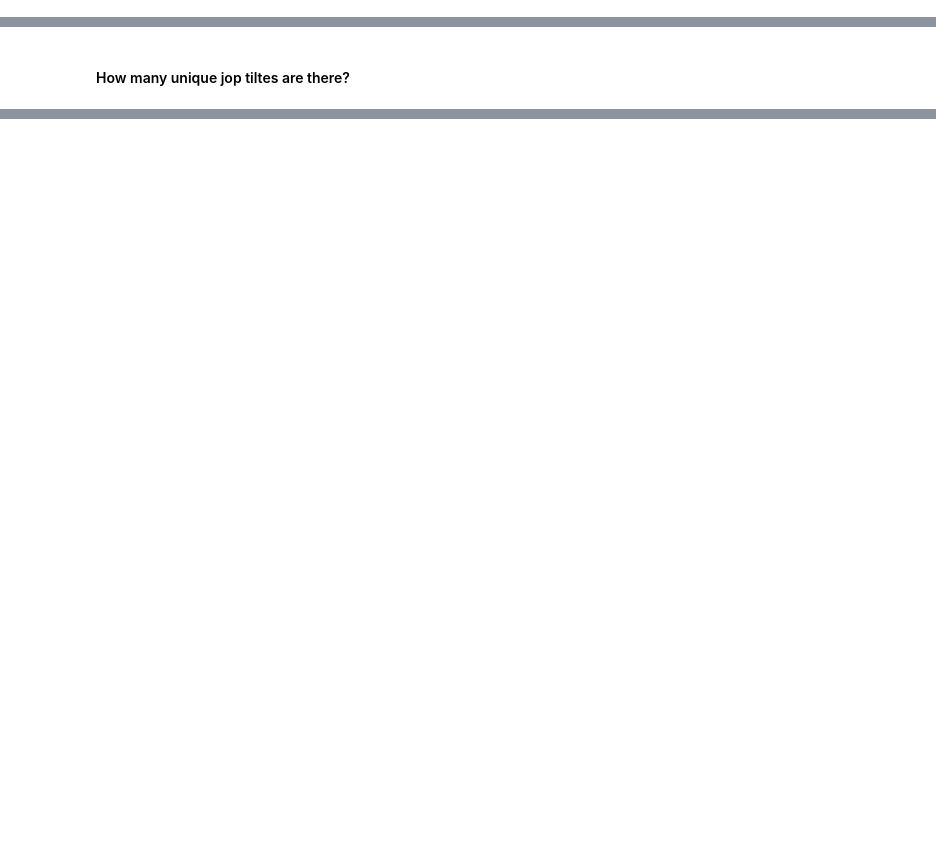
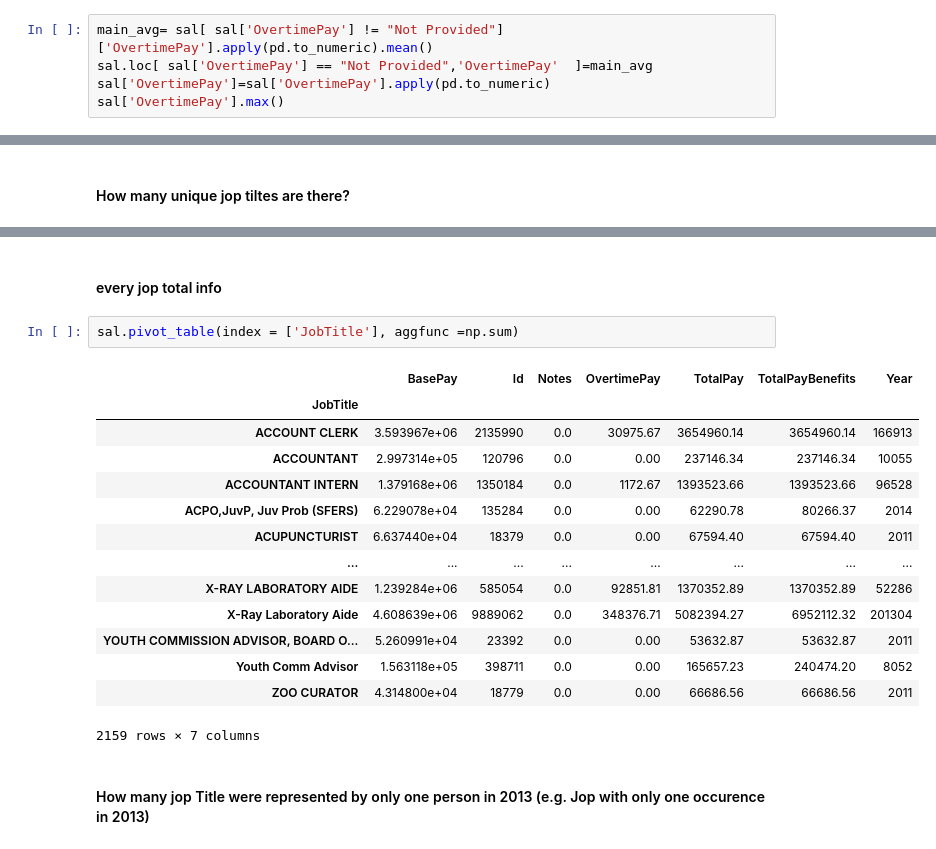
Before and after one commit to omarmohsen179/Data_Science_Course, a Jupyter notebook: pandas_exercies.ipynb, the cells around one changed output, grey strips where cells are left out. Cells and saved outputs as stored; diff of their text form; blank space fills up the shorter version.

```diff
--- a/pandas_exercies.ipynb
+++ b/pandas_exercies.ipynb
@@ -13,2 +126,7 @@
 # %% [markdown]
 <h4>what is the highest amount of OvertimePay in the  dataset</h4>
+# %%
+main_avg= sal[ sal['OvertimePay'] != "Not Provided"]['OvertimePay'].apply(pd.to_numeric).mean()
+sal.loc[ sal['OvertimePay'] == "Not Provided",'OvertimePay'  ]=main_avg
+sal['OvertimePay']=sal['OvertimePay'].apply(pd.to_numeric)
+sal['OvertimePay'].max()
@@ -26,0 +226,21 @@
+# %% [markdown]
+<h4>every jop total info</h4>
+# %%
+sal.pivot_table(index = ['JobTitle'], aggfunc =np.sum)
+# %% [output]
+|  | BasePay | Id | Notes | OvertimePay | TotalPay | TotalPayBenefits | Year |
+| JobTitle |  |  |  |  |  |  |  |
+| ACCOUNT CLERK | 3.593967e+06 | 2135990 | 0.0 | 30975.67 | 3654960.14 | 3654960.14 | 166913 |
+| ACCOUNTANT | 2.997314e+05 | 120796 | 0.0 | 0.00 | 237146.34 | 237146.34 | 10055 |
+| ACCOUNTANT INTERN | 1.379168e+06 | 1350184 | 0.0 | 1172.67 | 1393523.66 | 1393523.66 | 96528 |
+| ACPO,JuvP, Juv Prob (SFERS) | 6.229078e+04 | 135284 | 0.0 | 0.00 | 62290.78 | 80266.37 | 2014 |
+| ACUPUNCTURIST | 6.637440e+04 | 18379 | 0.0 | 0.00 | 67594.40 | 67594.40 | 2011 |
+| ... | ... | ... | ... | ... | ... | ... | ... |
+| X-RAY LABORATORY AIDE | 1.239284e+06 | 585054 | 0.0 | 92851.81 | 1370352.89 | 1370352.89 | 52286 |
+| X-Ray Laboratory Aide | 4.608639e+06 | 9889062 | 0.0 | 348376.71 | 5082394.27 | 6952112.32 | 201304 |
+| YOUTH COMMISSION ADVISOR, BOARD O... | 5.260991e+04 | 23392 | 0.0 | 0.00 | 53632.87 | 53632.87 | 2011 |
+| Youth Comm Advisor | 1.563118e+05 | 398711 | 0.0 | 0.00 | 165657.23 | 240474.20 | 8052 |
+| ZOO CURATOR | 4.314800e+04 | 18779 | 0.0 | 0.00 | 66686.56 | 66686.56 | 2011 |
+2159 rows × 7 columns
+# %% [markdown]
+<h4>How many jop Title were represented by only one person in 2013 (e.g. Jop with only one occurence in 2013)</h4>
```
Also changed, not shown: parts of 29 cells of this notebook, 5 other files.
